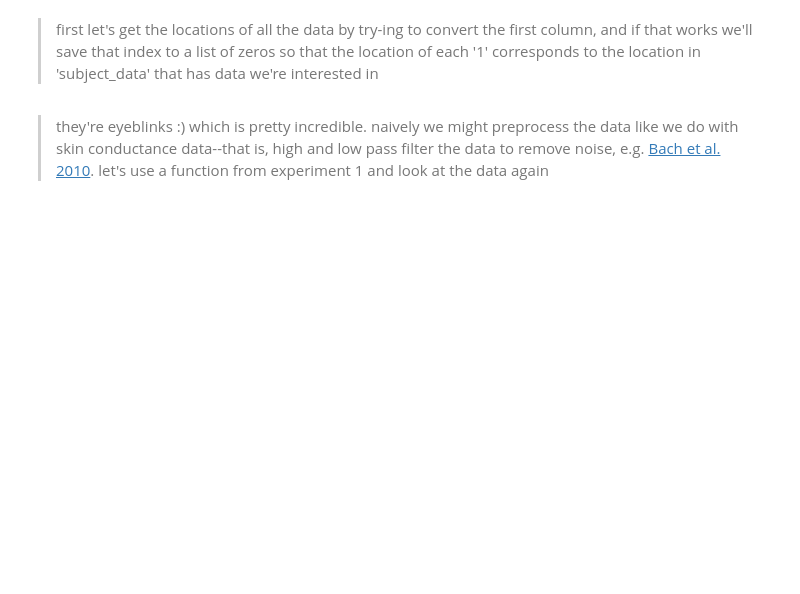
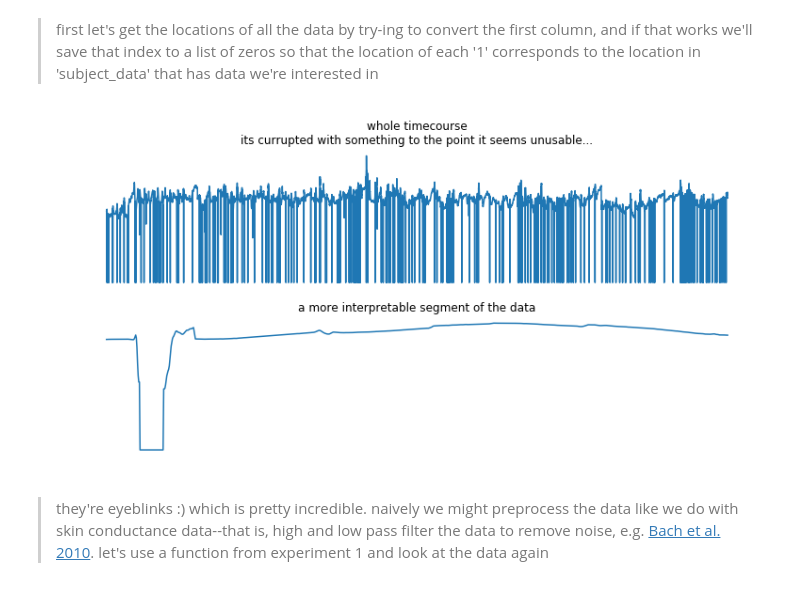
Before and after one commit to tzler/social_structure_learning, a Jupyter notebook: analysis/gaze/methods_development-tutorial.ipynb, the cells around one changed output. Cells and saved outputs as stored; diff of their text form; code cells hidden in the pictures; blank space fills up the shorter version.

```diff
--- a/analysis/gaze/methods_development-tutorial.ipynb
+++ b/analysis/gaze/methods_development-tutorial.ipynb
@@ -88,13 +121,17 @@ pupil_data = extract_pupil_data(subject_data)
 import matplotlib.pylab as plt
 % matplotlib inline
 # %%
-plt.figure(figsize=[20,12])
+plt.figure(figsize=[13,6])
 plt.subplot(2,1,1)
 plt.plot(pupil_data)
-plt.title('whole timecourse\nits currupted with something to the point it seems unusable...\n', fontsize=20)
+plt.title('whole timecourse\nits currupted with something to the point it seems unusable...', fontsize=12)
+plt.axis('off')
 plt.subplot(2,1,2)
 plt.plot(pupil_data[5000:6000]);
-plt.title('\nmore interpretable segment of the data\n', fontsize=15)
+plt.title('\na more interpretable segment of the data', fontsize=12)
+plt.axis('off');
+# %% [output]
+[figure, added]
 # %% [markdown]
 > they're eyeblinks :) which is pretty incredible. naively we might preprocess the data like we do with skin conductance data--that is, high and low pass filter the data to remove noise, e.g. [Bach et al. 2010](https://www.ncbi.nlm.nih.gov/pmc/articles/PMC2877881/). let's use a function from experiment 1 and look at the data again
 # %%
```
Also changed, not shown: parts of 37 cells of this notebook.
